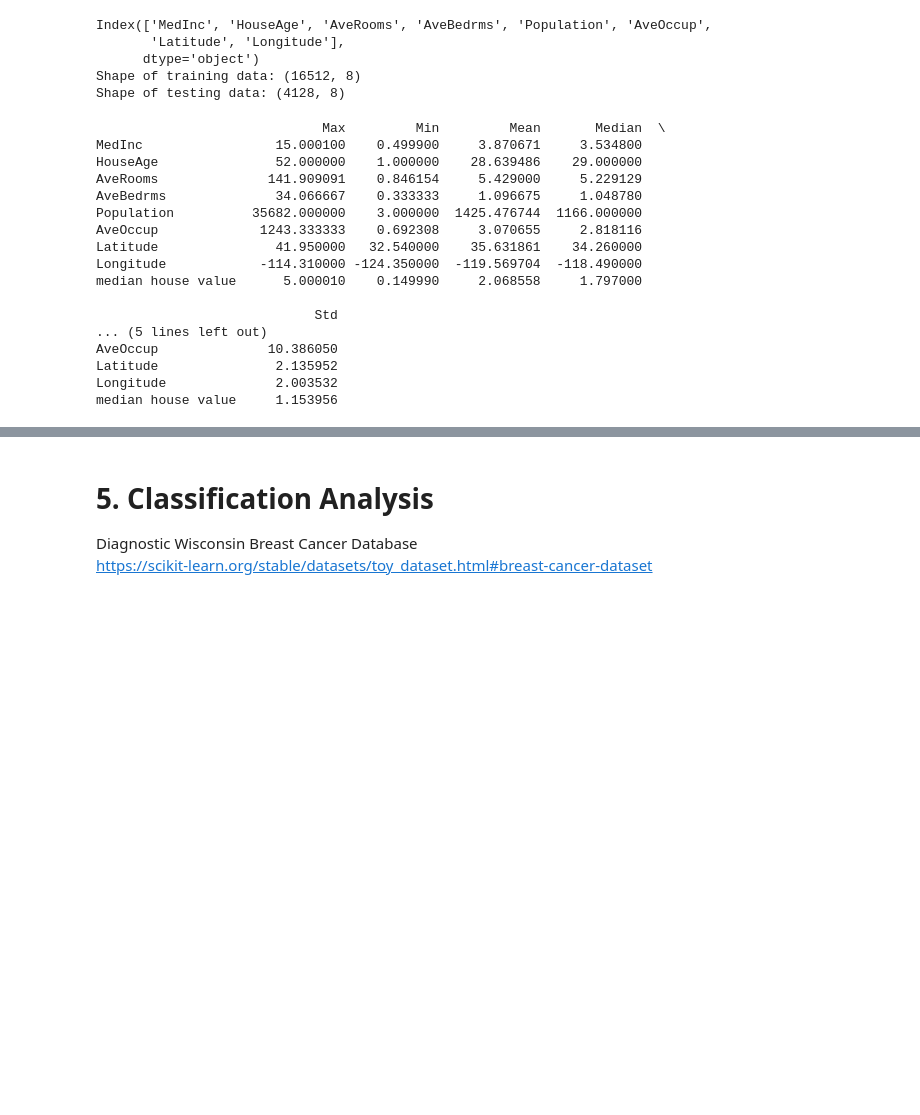
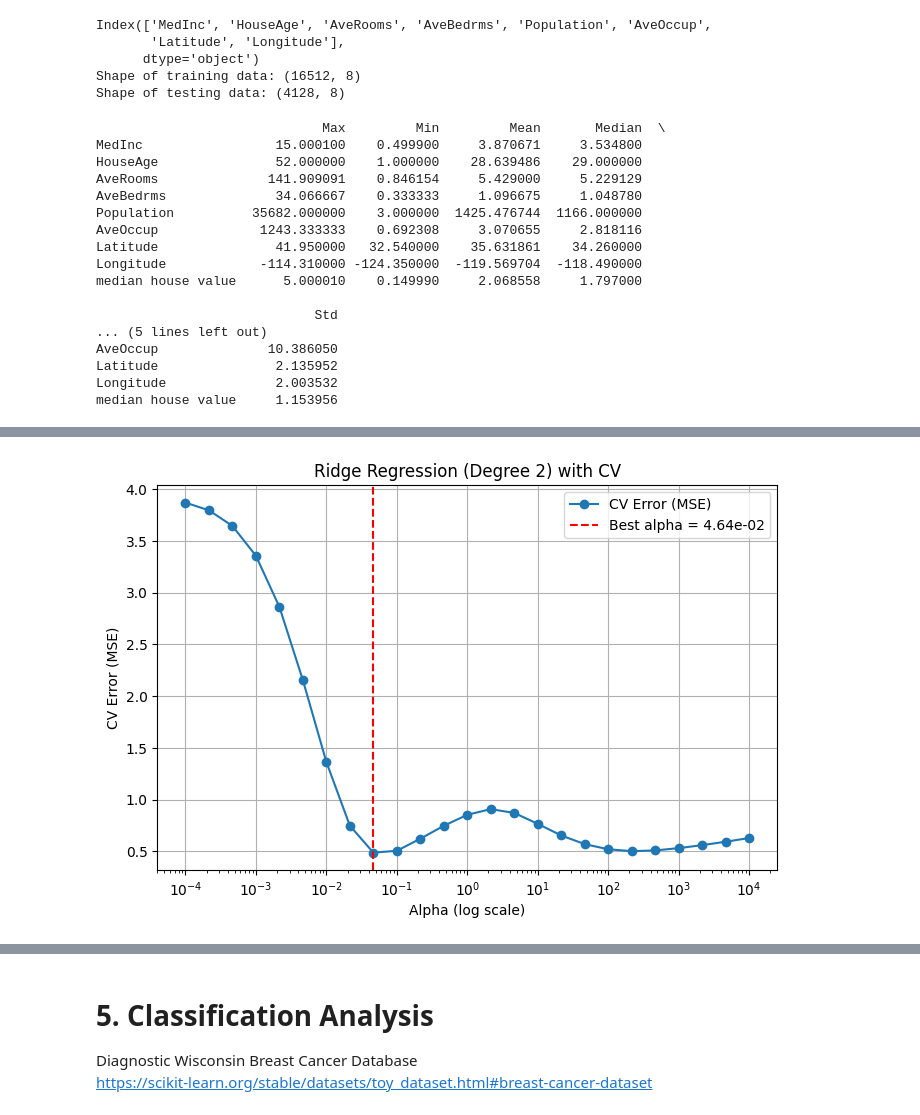
Before and after one commit to yutinghuang0413/MDSProject1, a Jupyter notebook: project1.ipynb, the cells around one changed output, grey strips where cells are left out. Saved outputs shown, nothing was run; the diff lists cells and outputs as text; code cells hidden in the pictures; blank space fills up the shorter version.

```diff
--- a/project1.ipynb
+++ b/project1.ipynb
@@ -132,0 +171,88 @@ RMSE: 0.7273
+# %%
+# Deg2 Poly + Ridge
+
+from sklearn.preprocessing import PolynomialFeatures
+from sklearn.linear_model import Ridge
+
+pipeline_deg2 = Pipeline([
+    ('poly', PolynomialFeatures(degree=2, include_bias=False)),
+    ('scaler', StandardScaler()),
+    ('ridge', Ridge())
+])
+
+alphas = np.logspace(-4, 4, 25)
+param_grid = {
+    'ridge__alpha': alphas
+}
+
+grid = GridSearchCV(pipeline_deg2, param_grid, cv=5, scoring="neg_mean_squared_error")
+grid.fit(X_train, y_train)
+
+mean_scores = -grid.cv_results_["mean_test_score"]
+
+plt.figure(figsize=(8,5))
+plt.semilogx(alphas, mean_scores, marker="o", label="CV Error (MSE)")
+plt.axvline(grid.best_params_["ridge__alpha"], color="r", linestyle="--", label=f"Best alpha = {grid.best_params_['ridge__alpha']:.2e}")
+plt.xlabel("Alpha (log scale)")
+plt.ylabel("CV Error (MSE)")
+plt.title("Ridge Regression (Degree 2) with CV")
+plt.legend()
+plt.grid(True)
+plt.show()
+
+best_model = grid.best_estimator_
+y_train_deg2 = best_model.predict(X_train)
+y_pred_deg2 = best_model.predict(X_test)
+
+# Performance metrics
+r2_deg2_in = r2_score(y_train, y_train_deg2)
+r2_deg2_out = r2_score(y_test, y_pred_deg2)
+mae_deg2_in = mean_absolute_error(y_train, y_train_deg2)
+mae_deg2_out = mean_absolute_error(y_test, y_pred_deg2)
+rmse_deg2_in = np.sqrt(mean_squared_error(y_train, y_train_deg2))
+rmse_deg2_out = np.sqrt(mean_squared_error(y_test, y_pred_deg2))
+
+print("Best parameters:", grid.best_params_)
+print(f"R2 train: {r2_deg2_in :.4f}, test: {r2_deg2_out:.4f}")
+print(f"RMSE train: {rmse_deg2_in:.4f}, test: {rmse_deg2_out:.4f}")
+print(f"MAE train: {mae_deg2_in:.4f}, test: {mae_deg2_out:.4f}")
+
+
+errors_deg2 = y_test.to_numpy() - y_pred_deg2
+
+top5_idx = np.argsort(np.abs(errors_deg2))[-5:][::-1]
+
+top5_y_test = y_test.iloc[top5_idx].values
+top5_y_pred = y_pred_deg2[top5_idx]
+top5_errors = errors_deg2[top5_idx]
+
+top5_X = X_test.iloc[top5_idx]
+
+outliers_df = top5_X.copy()
+outliers_df["y_test"] = top5_y_test
+outliers_df["y_pred"] = top5_y_pred
+outliers_df["Error"] = top5_errors
+
+print(outliers_df)
+
+
+
+plt.figure(figsize=(8,6))
+plt.scatter(y_test, y_pred_deg2, alpha=0.9, s=5)
+plt.plot([y_test.min(), y_test.max()],
+         [y_test.min(), y_test.max()], 'r--')
+plt.xlabel("Actual Values")
+plt.ylabel("Predicted Values")
+plt.title("Predicted vs Actual")
+plt.grid(True)
+plt.show()
+
+plt.figure(figsize=(8,6))
+plt.hist(errors_deg2, bins=30, edgecolor='k', alpha=0.9)
+plt.xlabel("Prediction Error")
+plt.ylabel("Frequency")
+plt.title("Histogram of Prediction Errors")
+plt.grid(True)
+plt.show()
+# %% [output]
+[figure, added]
```
Also changed, not shown: parts of 5 cells of this notebook.
